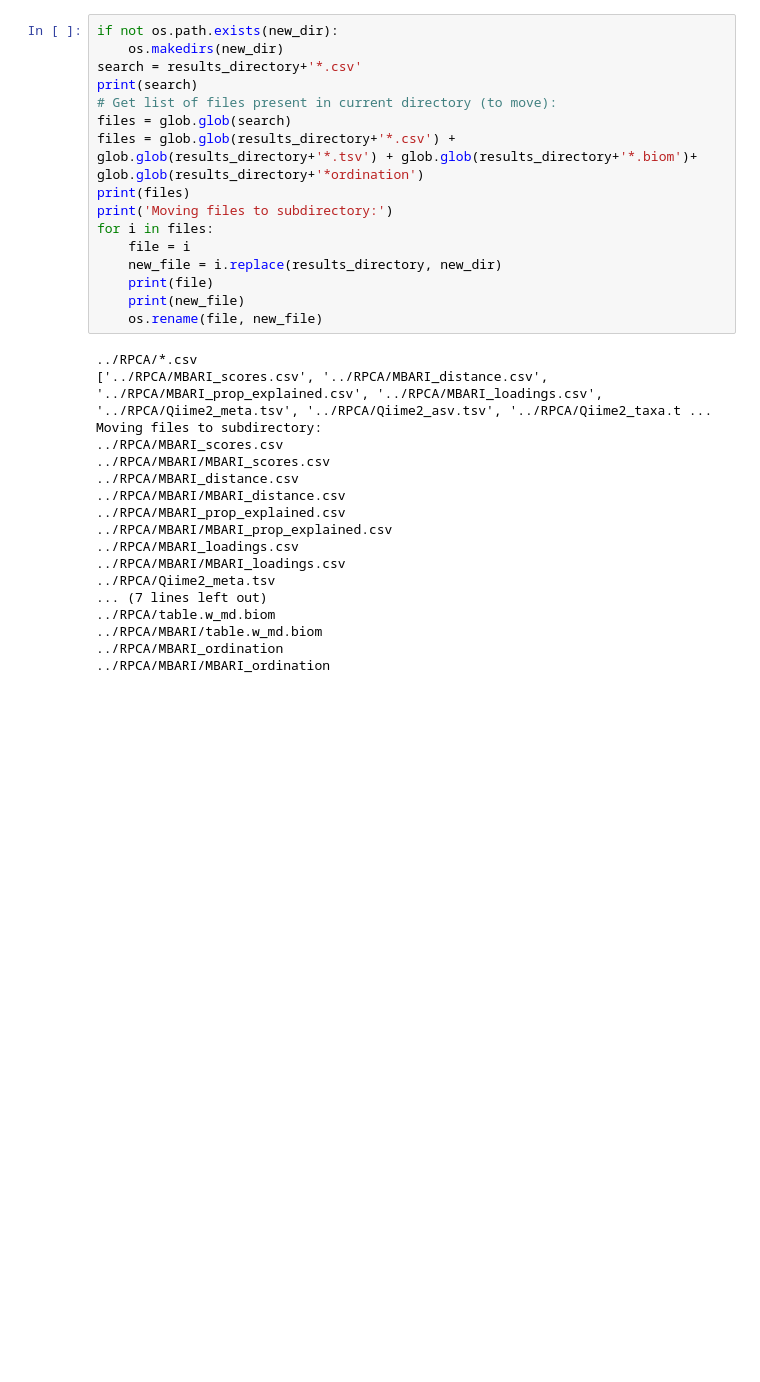
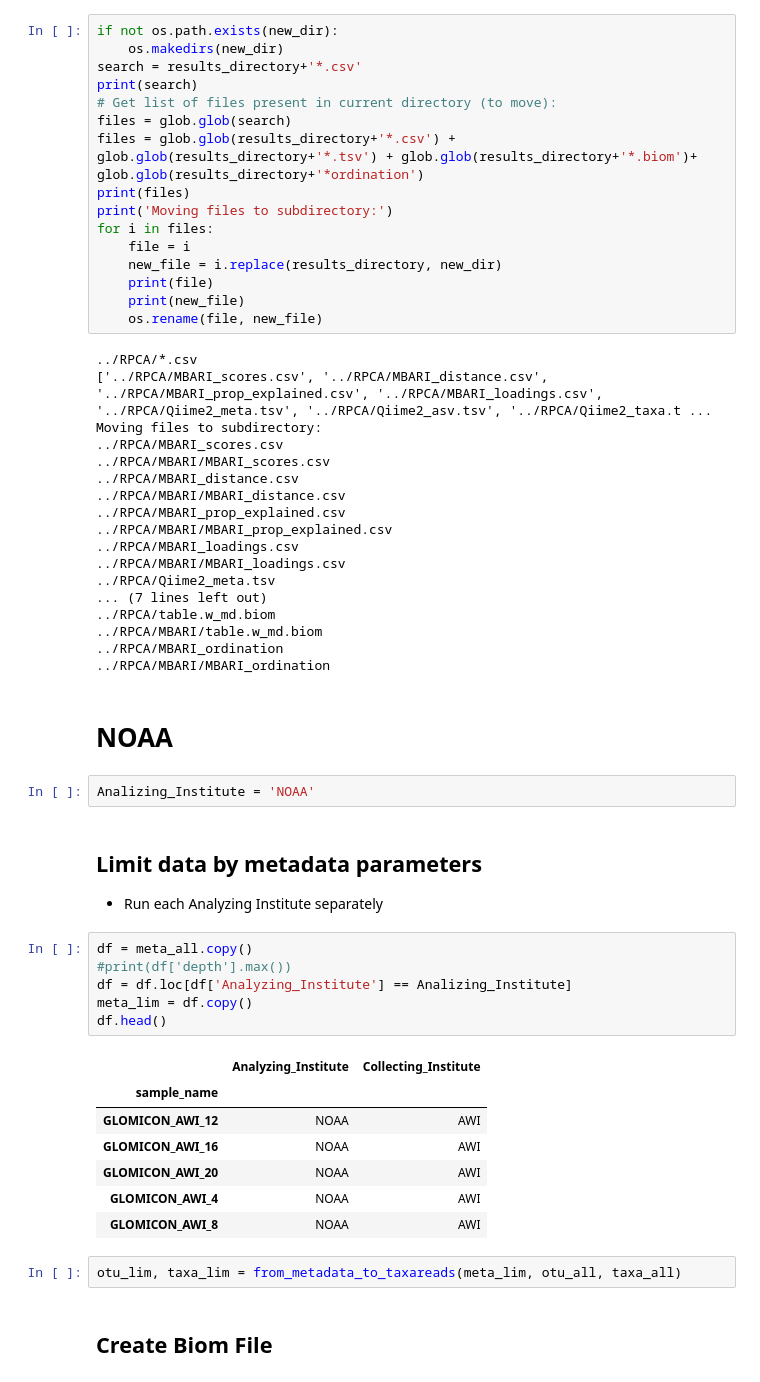
Before and after one commit to GLOMICON/intercomparison, a Jupyter notebook: Merged_Datasets/scripts/RPCA_Gemelli.ipynb, the cells around one changed output. Drawn from its saved outputs; the diff is of its cells as text; blank space fills up the shorter version.

```diff
--- a/Merged_Datasets/scripts/RPCA_Gemelli.ipynb
+++ b/Merged_Datasets/scripts/RPCA_Gemelli.ipynb
@@ -711,3 +711,29 @@ Moving files to subdirectory:
 ../RPCA/MBARI/table.w_md.biom
 ../RPCA/MBARI_ordination
 ../RPCA/MBARI/MBARI_ordination
+# %% [markdown]
+# NOAA
+# %%
+Analizing_Institute = 'NOAA'
+# %% [markdown]
+## Limit data by metadata parameters
+
+- Run each Analyzing Institute separately
+# %%
+df = meta_all.copy()
+#print(df['depth'].max())
+df = df.loc[df['Analyzing_Institute'] == Analizing_Institute]
+meta_lim = df.copy()
+df.head()
+# %% [output]
+|  | Analyzing_Institute | Collecting_Institute |
+| sample_name |  |  |
+| GLOMICON_AWI_12 | NOAA | AWI |
+| GLOMICON_AWI_16 | NOAA | AWI |
+| GLOMICON_AWI_20 | NOAA | AWI |
+| GLOMICON_AWI_4 | NOAA | AWI |
+| GLOMICON_AWI_8 | NOAA | AWI |
+# %%
+otu_lim, taxa_lim = from_metadata_to_taxareads(meta_lim, otu_all, taxa_all)
+# %% [markdown]
+## Create Biom File
```
Also changed, not shown: parts of 13 cells of this notebook, 52 other files.
